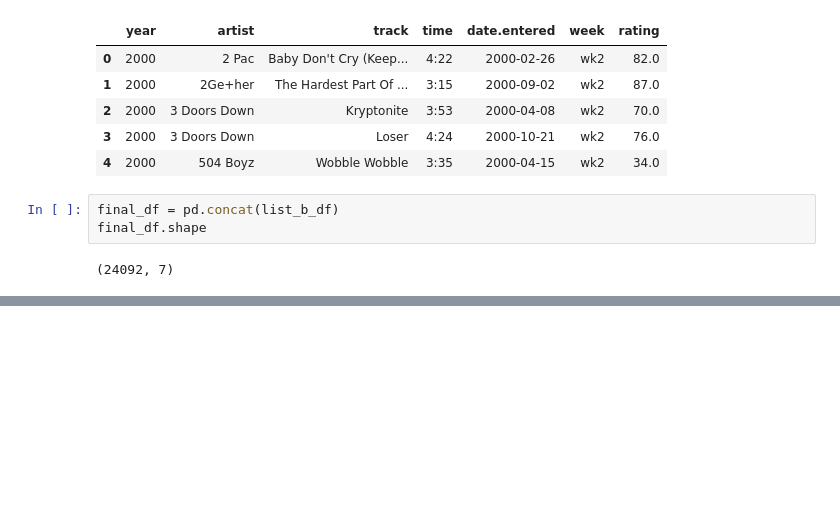
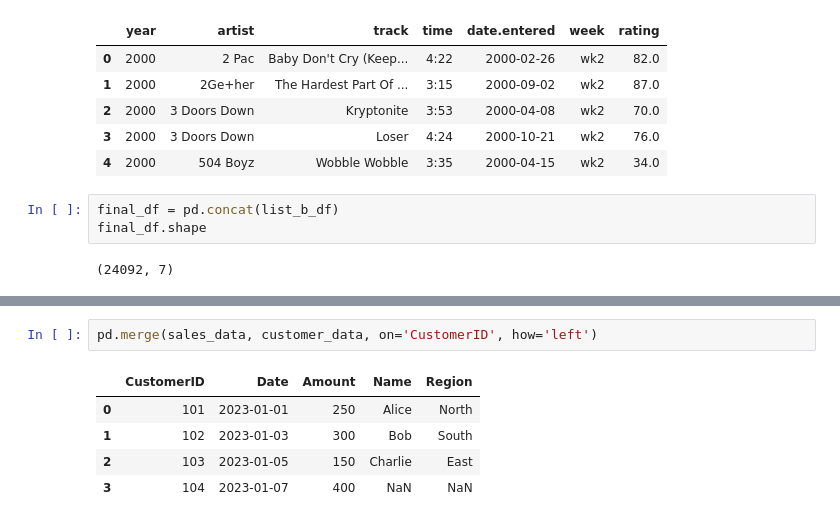
Before and after one commit to yleessam/hipython_rep, a Jupyter notebook: 15_데이터전처리.ipynb, the cells around one changed output, grey strips where cells are left out. Cells and saved outputs as stored; diff of their text form; blank space fills up the shorter version.

```diff
--- a/15_데이터전처리.ipynb
+++ b/15_데이터전처리.ipynb
@@ -991,0 +1040,8 @@ final_df.shape
+# %%
+pd.merge(sales_data, customer_data, on='CustomerID', how='left')
+# %% [output]
+|  | CustomerID | Date | Amount | Name | Region |
+| 0 | 101 | 2023-01-01 | 250 | Alice | North |
+| 1 | 102 | 2023-01-03 | 300 | Bob | South |
+| 2 | 103 | 2023-01-05 | 150 | Charlie | East |
+| 3 | 104 | 2023-01-07 | 400 | NaN | NaN |
```
Also changed, not shown: parts of 15 cells of this notebook.
